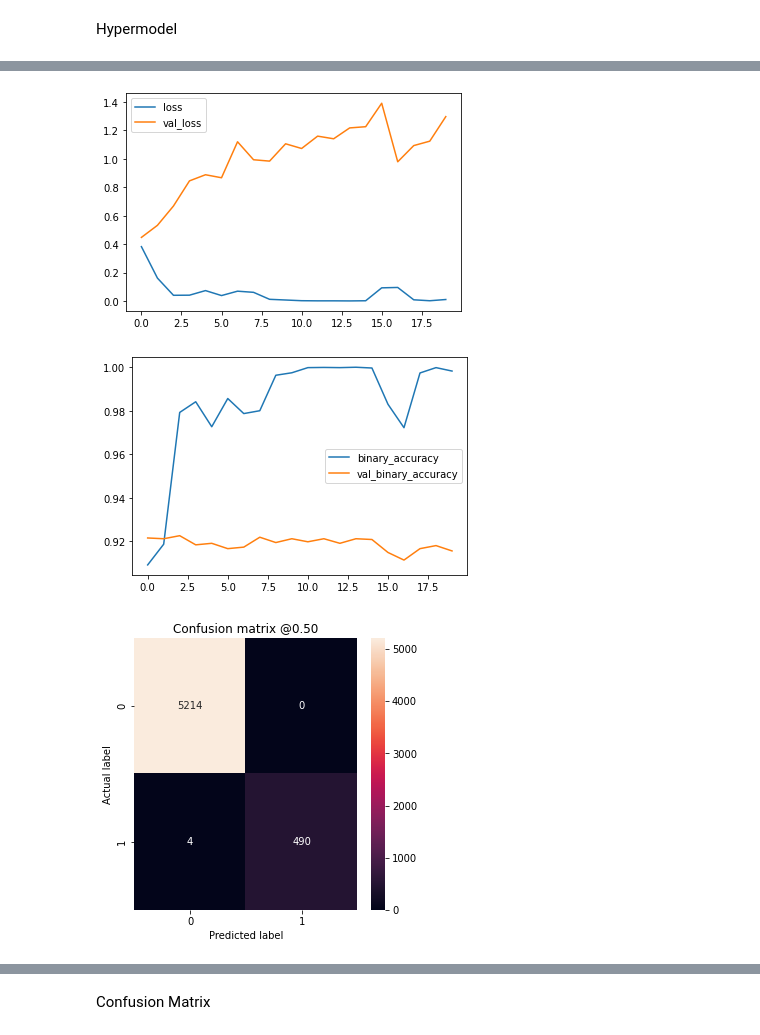
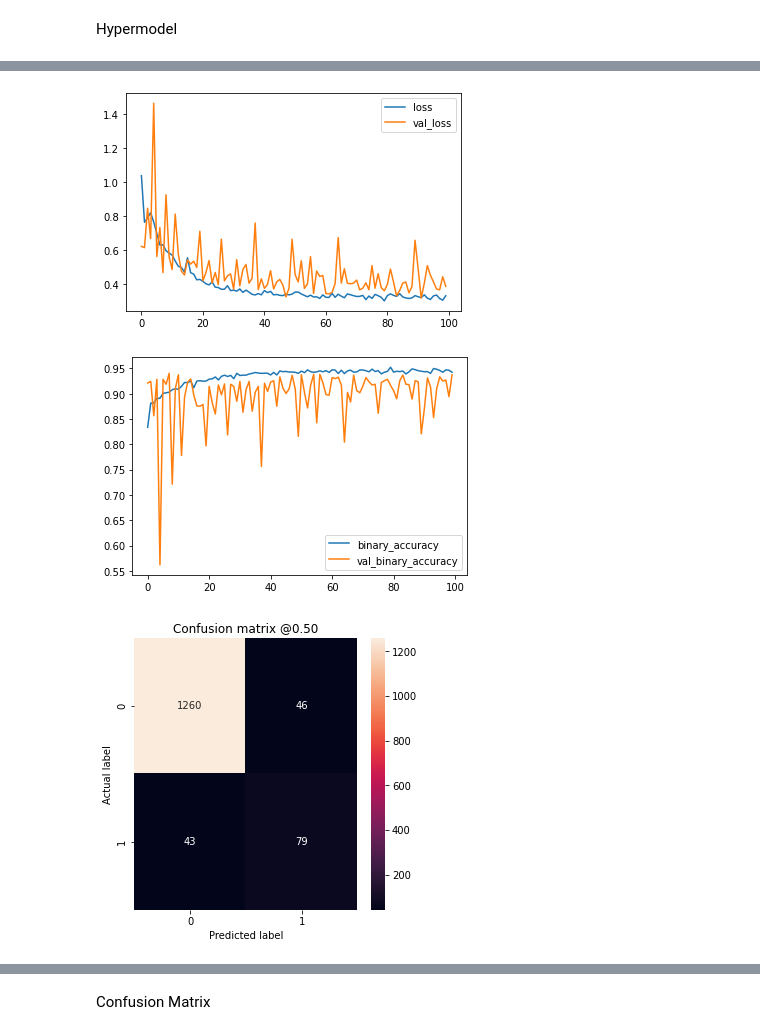
Before and after one commit to Marvin0212/AI-in-Medicine_Tsia, a Jupyter notebook: predict_pretrained.ipynb, the cells around one changed output, grey strips where cells are left out. Drawn from its saved outputs; the diff is of its cells as text; code cells hidden in the pictures.

```diff
--- a/predict_pretrained.ipynb
+++ b/predict_pretrained.ipynb
@@ -182,0 +187,34 @@ Y_val = np_utils.to_categorical(y_val, nb_classes)
+# %%
+sampling_freq = 300 # Hz
+fft_size = len(X_train[0])
+# Create a pre-allocated numpy array to store the FFTs of the time series in X_train
+X_train_fft = np.empty((len(X_train), fft_size // 2 ))
+X_val_fft = np.empty((len(X_val), fft_size // 2 ))
+
+index = []
+# Iterate over each time series in X_train and compute its FFT
+for i, series in enumerate(X_train):
+    fft_results = np.fft.fft(X_train[i,:], fft_size)
+    # Only save the positive half of the FFT results
+    X_train_fft[i,:] = fft_results[:fft_size // 2]
+    # Cumulatively sum
+    cumulative_sum = np.cumsum(abs(X_train_fft[i,:]))
+    # Find the threshold value at which 99% of the power has been accumulated
+    threshold = 0.99 * sum(abs(X_train_fft[i,:]))
+    # Find the index of the first value in the cumulative sum that is greater than the threshold
+    index =np.append(index,np.argwhere(cumulative_sum > threshold).flatten()[0])
+
+#calculate cutoff frequency at which 99% of information is contained
+f_cutoff=sum(index)/len(index)
+cutoff_frequency=int(f_cutoff*0.1)
+
+for i, series in enumerate(X_val):
+    fft_results = np.fft.fft(X_val[i,:], fft_size)
+    # Only save the positive half of the FFT results
+    X_val_fft[i,:] = fft_results[:fft_size // 2]
+
+
+
+#Cut FFT at that frequency
+X_train_fft=X_train_fft[:,0:int(f_cutoff)]
+X_val_fft=X_val_fft[:,0:int(f_cutoff)]
@@ -229,3 +330,0 @@ print('Weight for class 1: {:.2f}'.format(weight_for_1))
-# %%
-sc = pickle.load(open('/content/drive/My Drive/scaler.pkl','rb'))
-X_train_std = sc.transform(X_train)
@@ -362,7 +618,7 @@ best_hp=tuner.get_best_hyperparameters()[0]
 #print(best_hp.get('units'))
 h_model = tuner.hypermodel.build(best_hp)
 h_model.summary()
-history=h_model.fit(X_train_std, Y_train, epochs=20, validation_data=(X_val_std, Y_val)
+history=h_model.fit(X_train_std, Y_train, epochs=100, validation_data=(X_val_std, Y_val)
                     #,class_weight=class_weight
                     )
 
@@ -424,12 +663,12 @@ for name, value in zip(h_model.metrics_names, baseline_results):
   print(name, ': ', value)
 print()
 
-#plot_cm(Y_val.argmax(axis=1), test_predictions_baseline.argmax(axis=1))
+plot_cm(Y_val.argmax(axis=1), test_predictions_baseline.argmax(axis=1))
 
-plot_cm(Y_train.argmax(axis=1), train_predictions_baseline.argmax(axis=1))
+#plot_cm(Y_train.argmax(axis=1), train_predictions_baseline.argmax(axis=1))
 
 # #determine best epoch
-val_acc_per_epoch = history.history['val_binary_accuracy']
+val_acc_per_epoch = history.history['val_loss']
 best_epoch = val_acc_per_epoch.index(max(val_acc_per_epoch)) + 1
 print('Best epoch: %d' % (best_epoch,))
 # %% [output]
@@ -454,6 +693,6 @@ Best epoch: 3
-[figure, old version]
+[figure, new version]
-[figure, old version]
+[figure, new version]
-[figure, old version]
+[figure, new version]
 # %%
 # pretrained_base = tf.keras.models.load_model(
 #     '../input/cv-course-models/cv-course-models/vgg16-pretrained-base',
```
Also changed, not shown: parts of 28 cells of this notebook.
